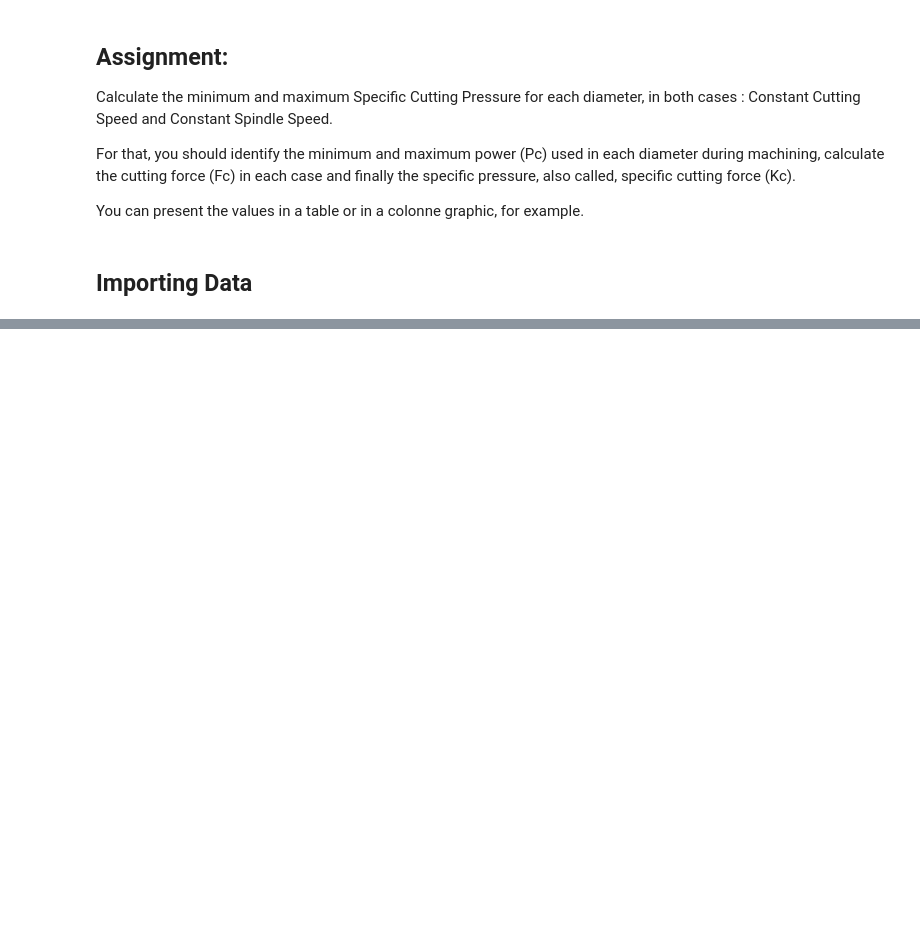
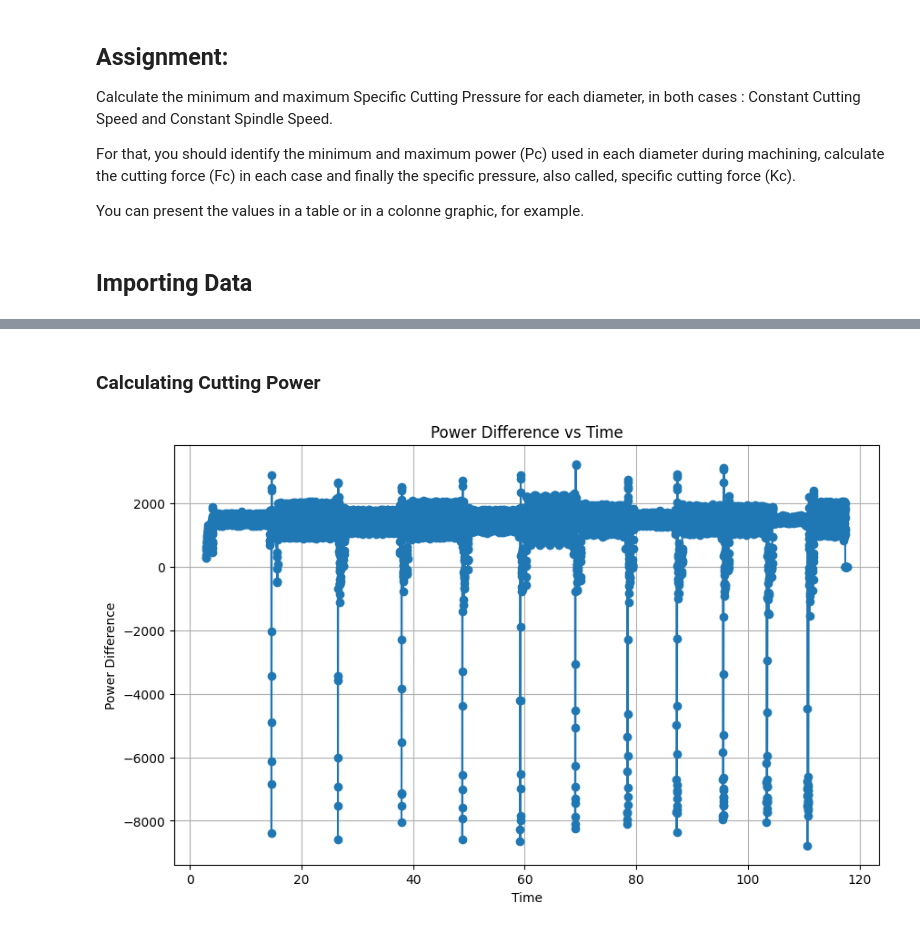
Before and after one commit to DanTrisi/MASSM-Daniele, a Jupyter notebook: FirstAssignmentDanieleTrisotto.ipynb, the cells around one changed output, grey strips where cells are left out. Drawn from its saved outputs; the diff is of its cells as text; code cells hidden in the pictures; blank space fills up the shorter version.

```diff
--- a/FirstAssignmentDanieleTrisotto.ipynb
+++ b/FirstAssignmentDanieleTrisotto.ipynb
@@ -18,6 +18,7 @@ import pandas as pd
 import matplotlib.pyplot as plt
 import numpy as np
 import matplotlib.ticker as ticker
+
 
 # File data CSV
 filedataC150 = 'ANNACHPTVC150.csv'                        #cut
@@ -38,7 +39,7 @@ dfC150.columns = [
     'prog_pos_z',
     'prog_pos_x',
     'meas_pos_z',
-    'prog_pos_x',
+    'meas_pos_x',
     'spindle1' # only the first data does not have the spindle 2 data
 ]
 dfNC150.columns = [
@@ -47,7 +48,7 @@ dfNC150.columns = [
     'prog_pos_z',
     'prog_pos_x',
     'meas_pos_z',
-    'prog_pos_x',
+    'meas_pos_x',
     'spindle1',
     'spindle2'
 ]
@@ -57,7 +58,7 @@ dfC1200.columns = [
     'prog_pos_z',
     'prog_pos_x',
     'meas_pos_z',
-    'prog_pos_x',
+    'meas_pos_x',
     'spindle1',
     'spindle2'
 ]
@@ -67,16 +68,21 @@ dfNC1200.columns = [
     'prog_pos_z',
     'prog_pos_x',
     'meas_pos_z',
-    'prog_pos_x',
+    'meas_pos_x',
     'spindle1',
     'spindle2'
 ]
 
-cols_to_convert = dfC150.columns.difference(['time'])
+# estrae tutte le colonne fatta eccezione di "time"
+cols_to_convert = dfC150.columns.difference(['time'])  # or specify manually
 
+# # Conversion in numeric format
+# for col in df.columns:
 for df in [dfC150, dfNC150, dfC1200, dfNC1200]:
     for col in cols_to_convert:
         df[col] = pd.to_numeric(df[col], errors='coerce')
+
+
 
 
 dfC150 = dfC150.dropna()
@@ -138,0 +100,28 @@ prog_pos_x
+# %% [markdown]
+### Calculating Cutting Power
+# %%
+# find minimum difference between two dataframes
+n150 = min(len(dfC150), len(dfNC150))
+n1200 = min(len(dfC1200), len(dfNC1200))
+
+# Initializing a column of power difference
+dfC150['power_diff']=0.0
+dfC1200['power_diff']=0.0
+
+# Calculating the power difference between cutting and non cutting
+dfC150.loc[dfC150.index[:n150], 'power_diff'] = dfC150['power'].iloc[:n150].values - dfNC150['power'].iloc[:n150].values
+dfC1200.loc[dfC1200.index[:n1200], 'power_diff'] = dfC1200['power'].iloc[:n1200].values - dfNC1200['power'].iloc[:n1200].values
+
+#Filtering only machining positions less than 47 and exact machining X positions and Z positions between 0 and -40
+dfC150_filtered = dfC150[(dfC150['prog_pos_x'] <= 47)&(np.isclose(dfC150['prog_pos_x'] % 1, 0.0))&(dfC150['prog_pos_z']<=0.0)&(dfC150['prog_pos_z']>=-40.0)].copy()
+dfC1200_filtered = dfC1200[(dfC1200['prog_pos_x'] <= 47)&(np.isclose(dfC1200['prog_pos_x'] % 1, 0.0))&(dfC1200['prog_pos_z']<=0.0)&(dfC1200['prog_pos_z']>=-40.0)].copy()
+
+plt.figure(figsize=(10, 6))
+plt.plot(dfC150_filtered['time'], dfC150_filtered['power_diff'], marker='o', linestyle='-')
+plt.xlabel('Time')
+plt.ylabel('Power Difference')
+plt.title('Power Difference vs Time')
+plt.grid(True)
+plt.show()
+# %% [output]
+[figure, added]
```
Also changed, not shown: parts of 13 cells of this notebook, 2 other files.
